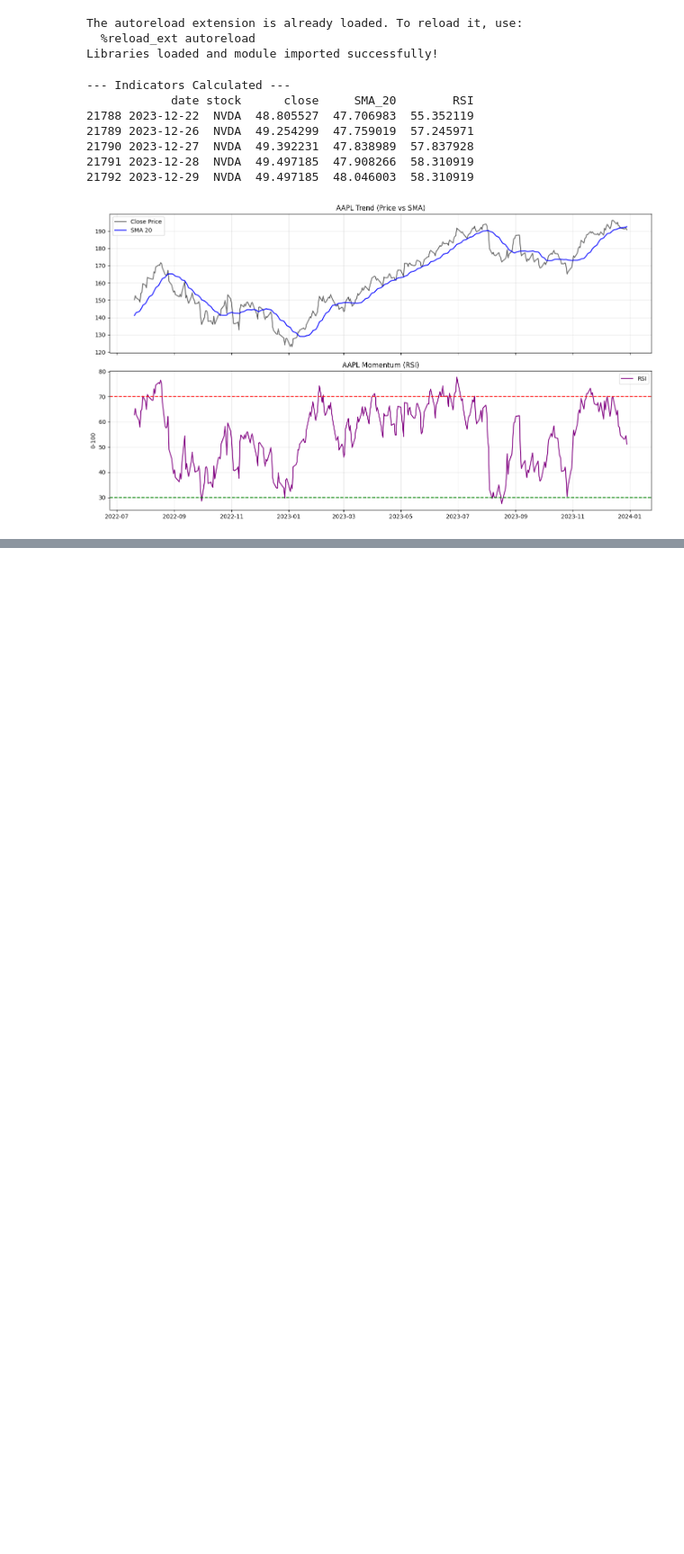
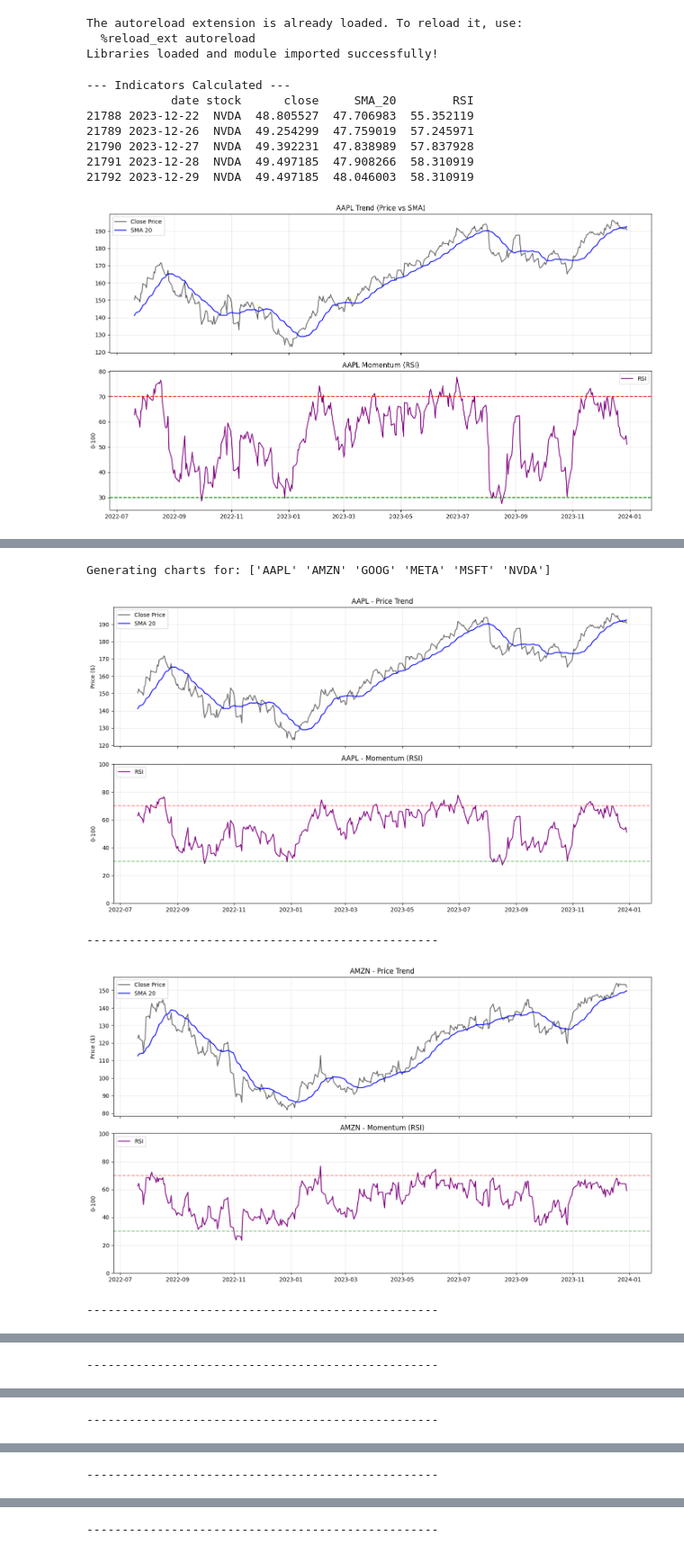
Before and after one commit to Miftah-Ebrahim/StockSentimentAnalysis, a Jupyter notebook: notebooks/04_Technical_Analysis.ipynb, the cells around one changed output, grey strips where cells are left out. Shown at 90% size. Drawn from its saved outputs; the diff is of its cells as text; code cells hidden in the pictures; blank space fills up the shorter version.

```diff
--- a/notebooks/04_Technical_Analysis.ipynb
+++ b/notebooks/04_Technical_Analysis.ipynb
@@ -66,0 +89,51 @@ plt.show()
+# %%
+# Get a list of all unique stock names (AAPL, MSFT, etc.)
+unique_tickers = stock_df_analyzed["stock"].unique()
+
+print(f"Generating charts for: {unique_tickers}")
+
+# Loop through every ticker and draw a chart
+for ticker in unique_tickers:
+    # 1. Filter data for the current stock only
+    subset = stock_df_analyzed[stock_df_analyzed["stock"] == ticker]
+
+    # Limit to last year for readability
+    subset = subset.tail(365)
+
+    # 2. Setup the Plot
+    fig, (ax1, ax2) = plt.subplots(2, 1, figsize=(14, 8), sharex=True)
+
+    # --- Top Chart: Price & SMA ---
+    ax1.plot(
+        subset["date"], subset["close"], label="Close Price", color="black", alpha=0.6
+    )
+    ax1.plot(subset["date"], subset["SMA_20"], label="SMA 20", color="blue")
+
+    ax1.set_title(f"{ticker} - Price Trend")
+    ax1.set_ylabel("Price ($)")
+    ax1.legend(loc="upper left")
+    ax1.grid(True, alpha=0.3)
+
+    # --- Bottom Chart: RSI ---
+    ax2.plot(subset["date"], subset["RSI"], label="RSI", color="purple")
+
+    # Add Danger Zones
+    ax2.axhline(70, color="red", linestyle="--", alpha=0.5)
+    ax2.axhline(30, color="green", linestyle="--", alpha=0.5)
+
+    ax2.set_title(f"{ticker} - Momentum (RSI)")
+    ax2.set_ylabel("0-100")
+    ax2.set_ylim(0, 100)
+    ax2.legend(loc="upper left")
+    ax2.grid(True, alpha=0.3)
+
+    plt.tight_layout()
+    plt.show()  # This renders the chart before moving to the next loop
+
+    print("-" * 50)  # Separator line
+# %% [output]
+Generating charts for: ['AAPL' 'AMZN' 'GOOG' 'META' 'MSFT' 'NVDA']
+[figure, added]
+--------------------------------------------------
+[figure, added]
+--------------------------------------------------
@@ -66,0 +141 @@ plt.show()
+--------------------------------------------------
@@ -66,0 +143 @@ plt.show()
+--------------------------------------------------
@@ -66,0 +145 @@ plt.show()
+--------------------------------------------------
@@ -66,0 +147 @@ plt.show()
+--------------------------------------------------
```
Also changed, not shown: parts of 3 cells of this notebook, 5 other files.
